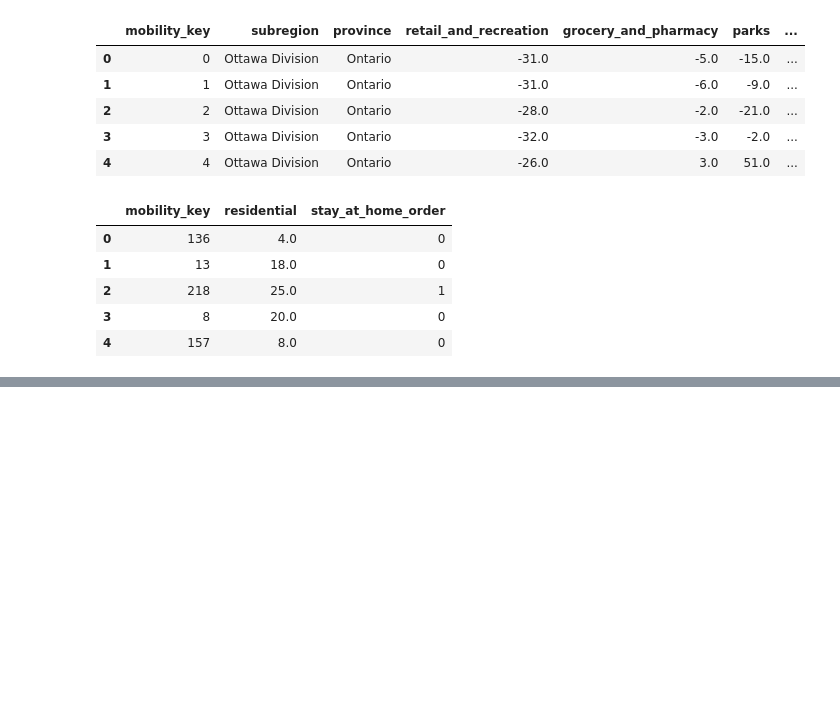
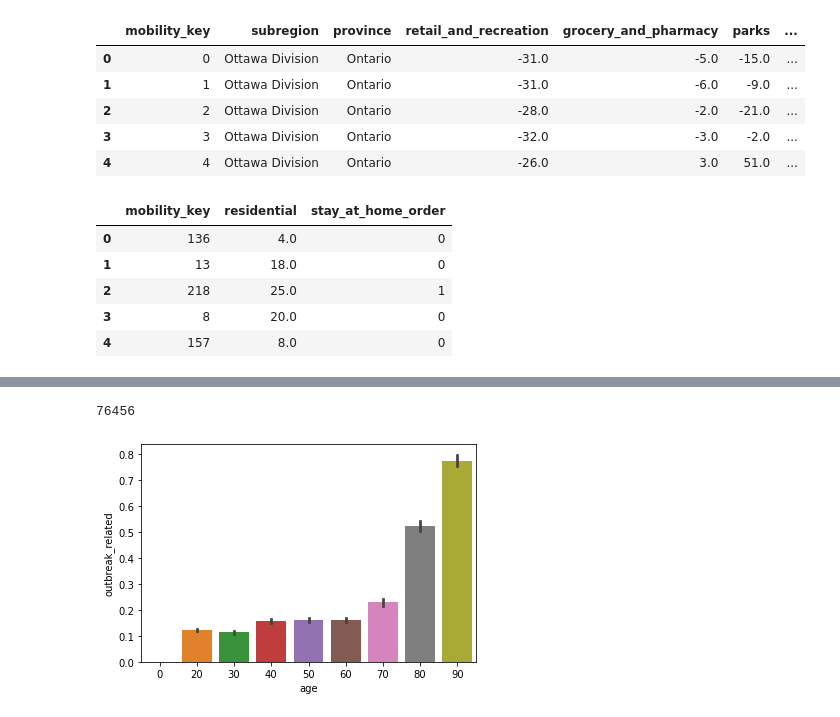
Before and after one commit to WilliamBHuynh/COVID-Tracking-Data-Mart, a Jupyter notebook: Data/Data_Mining_Samet.ipynb, the cells around one changed output, grey strips where cells are left out. Drawn from its saved outputs; the diff is of its cells as text; code cells hidden in the pictures; blank space fills up the shorter version.

```diff
--- a/Data/Data_Mining_Samet.ipynb
+++ b/Data/Data_Mining_Samet.ipynb
@@ -156,0 +168,6 @@ boplot_residential.set(xlabel = "Stay at Home Order (1 = Yes/)")
+# %%
+print(len(outbreaks['outbreak_related']))
+boxplot_test1 = sb.barplot(y = outbreaks['outbreak_related'], x = outbreaks["age"])
+# %% [output]
+76456
+[figure, added]
```
Also changed, not shown: parts of 7 cells of this notebook.
